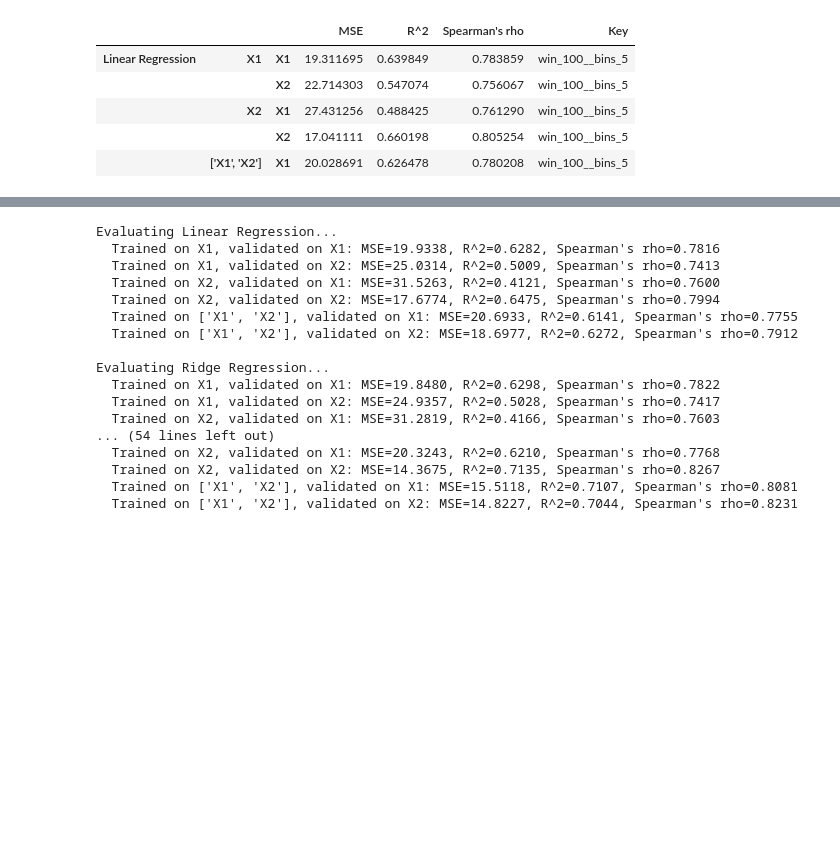
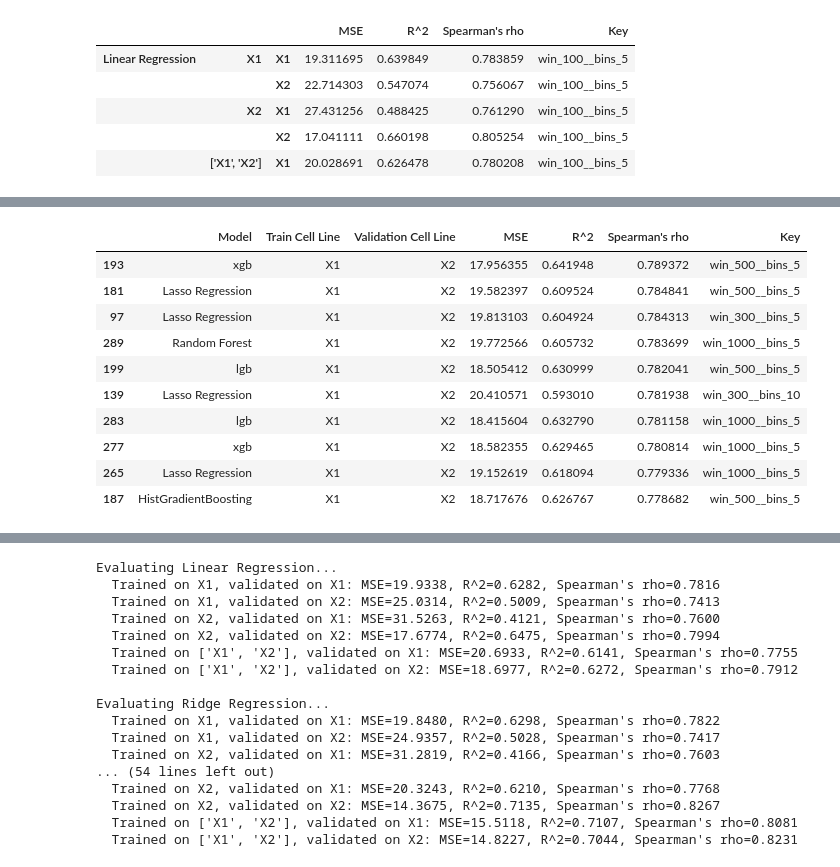
Before and after one commit to Jamoser123/ML4G-projects, a Jupyter notebook: project1/Project1_starter_code_florian.ipynb, the cells around one changed output, grey strips where cells are left out. Cells and saved outputs as stored; diff of their text form; code cells hidden in the pictures; blank space fills up the shorter version.

```diff
--- a/project1/Project1_starter_code_florian.ipynb
+++ b/project1/Project1_starter_code_florian.ipynb
@@ -1085,0 +1124,17 @@ all_results.head()
+# %%
+subset_x1_x2 = all_results_reset[(all_results_reset['Train Cell Line'].isin(['X1'])) & (all_results_reset['Validation Cell Line'].isin(['X2']))]
+
+subset_x1_x2 = subset_x1_x2.sort_values(by="Spearman's rho", ascending=False)
+subset_x1_x2.head(10)
+# %% [output]
+|  | Model | Train Cell Line | Validation Cell Line | MSE | R^2 | Spearman's rho | Key |
+| 193 | xgb | X1 | X2 | 17.956355 | 0.641948 | 0.789372 | win_500__bins_5 |
+| 181 | Lasso Regression | X1 | X2 | 19.582397 | 0.609524 | 0.784841 | win_500__bins_5 |
+| 97 | Lasso Regression | X1 | X2 | 19.813103 | 0.604924 | 0.784313 | win_300__bins_5 |
+| 289 | Random Forest | X1 | X2 | 19.772566 | 0.605732 | 0.783699 | win_1000__bins_5 |
+| 199 | lgb | X1 | X2 | 18.505412 | 0.630999 | 0.782041 | win_500__bins_5 |
+| 139 | Lasso Regression | X1 | X2 | 20.410571 | 0.593010 | 0.781938 | win_300__bins_10 |
+| 283 | lgb | X1 | X2 | 18.415604 | 0.632790 | 0.781158 | win_1000__bins_5 |
+| 277 | xgb | X1 | X2 | 18.582355 | 0.629465 | 0.780814 | win_1000__bins_5 |
+| 265 | Lasso Regression | X1 | X2 | 19.152619 | 0.618094 | 0.779336 | win_1000__bins_5 |
+| 187 | HistGradientBoosting | X1 | X2 | 18.717676 | 0.626767 | 0.778682 | win_500__bins_5 |
```
Also changed, not shown: parts of 2 cells of this notebook.
